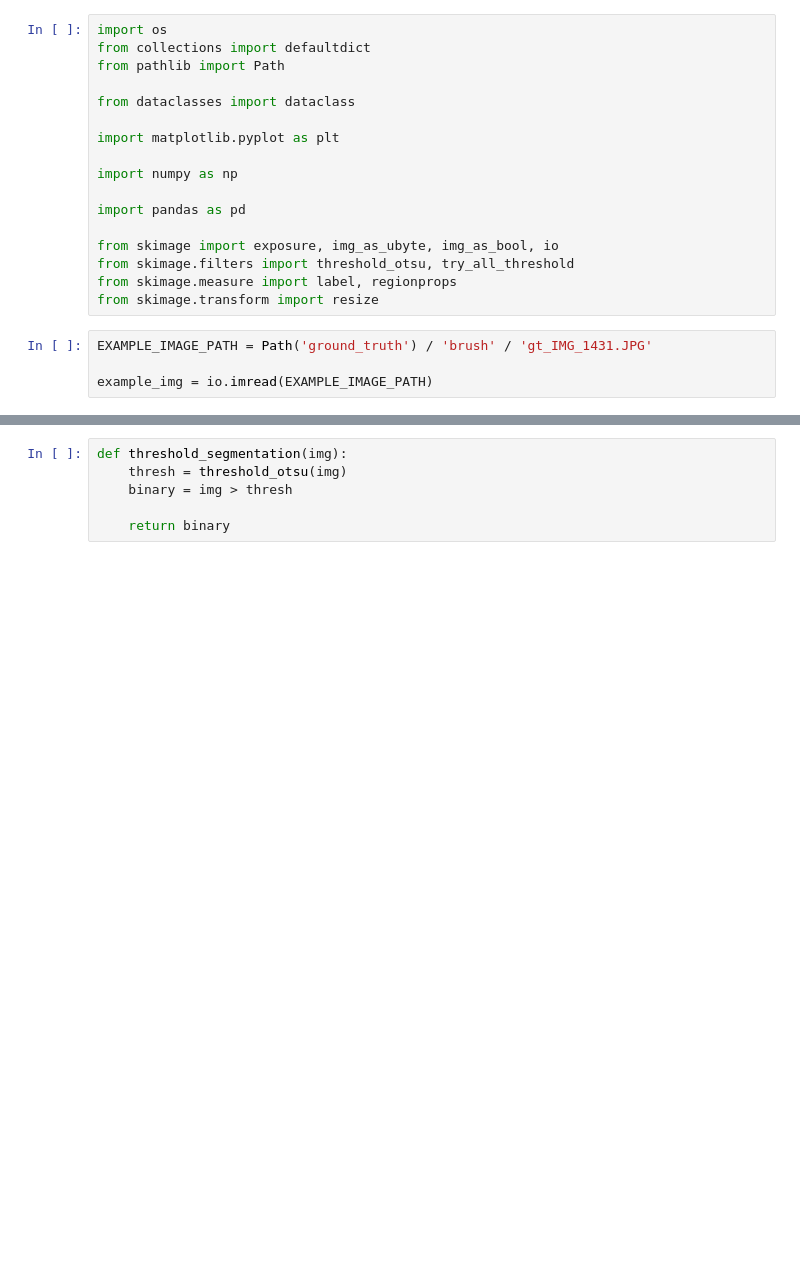
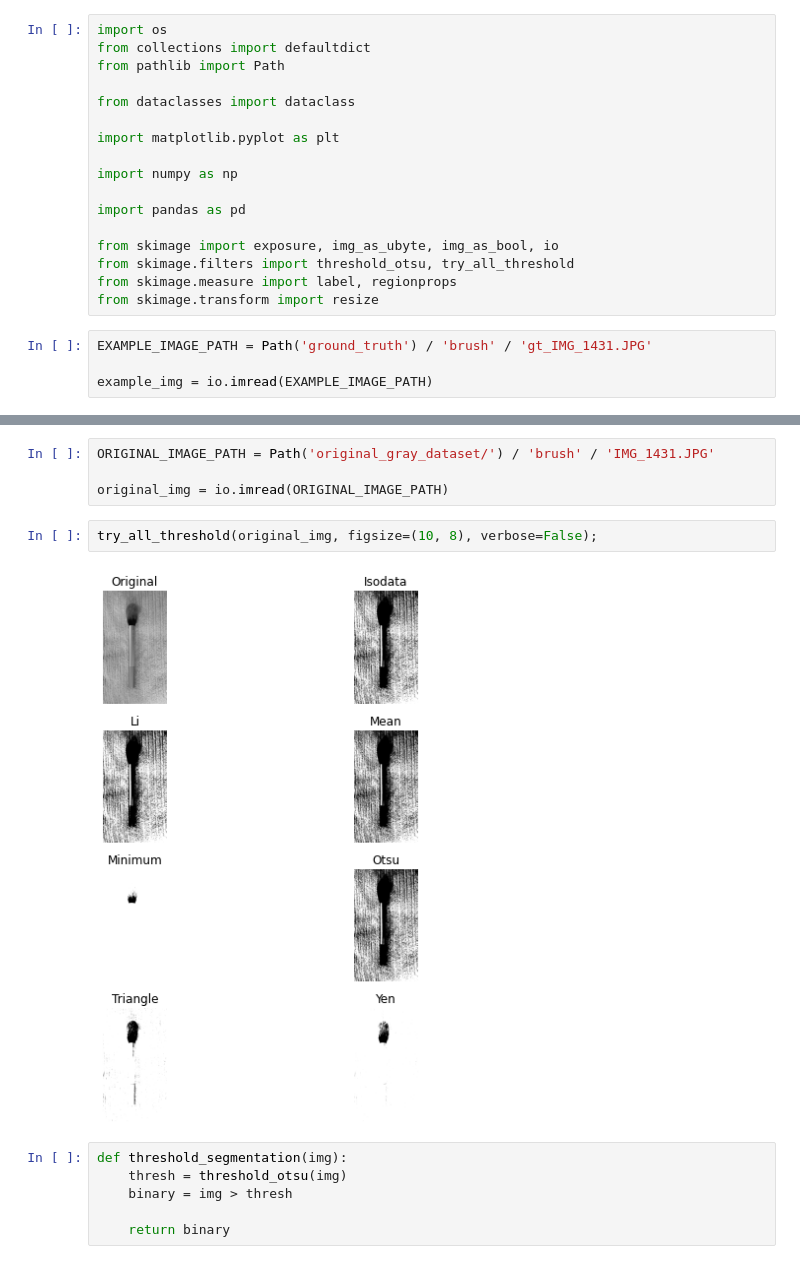
Before and after one commit to iblucher/MAC5768, a Jupyter notebook: ep3-segmentation-and-feret-box.ipynb, the cells around one changed output, grey strips where cells are left out. Saved outputs shown, nothing was run; the diff lists cells and outputs as text; blank space fills up the shorter version.

```diff
--- a/ep3-segmentation-and-feret-box.ipynb
+++ b/ep3-segmentation-and-feret-box.ipynb
@@ -35,3 +38,11 @@ ADD DESCRIPTION AND PLOTS
+# %%
+ORIGINAL_IMAGE_PATH = Path('original_gray_dataset/') / 'brush' / 'IMG_1431.JPG'
+
+original_img = io.imread(ORIGINAL_IMAGE_PATH)
+# %%
+try_all_threshold(original_img, figsize=(10, 8), verbose=False);
+# %% [output]
+[figure, added]
 # %%
 def threshold_segmentation(img):
     thresh = threshold_otsu(img)
```
Also changed, not shown: parts of 15 cells of this notebook, 1 other file.
